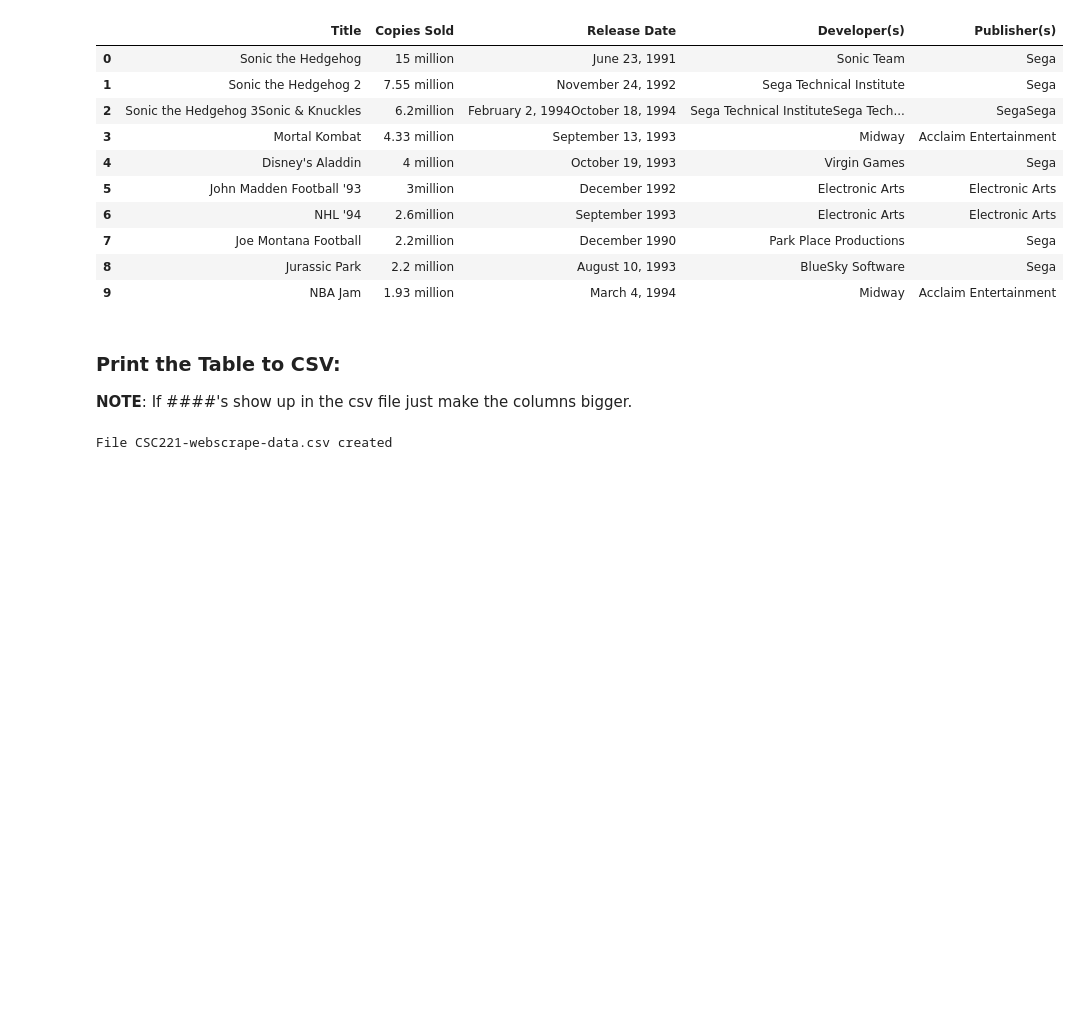
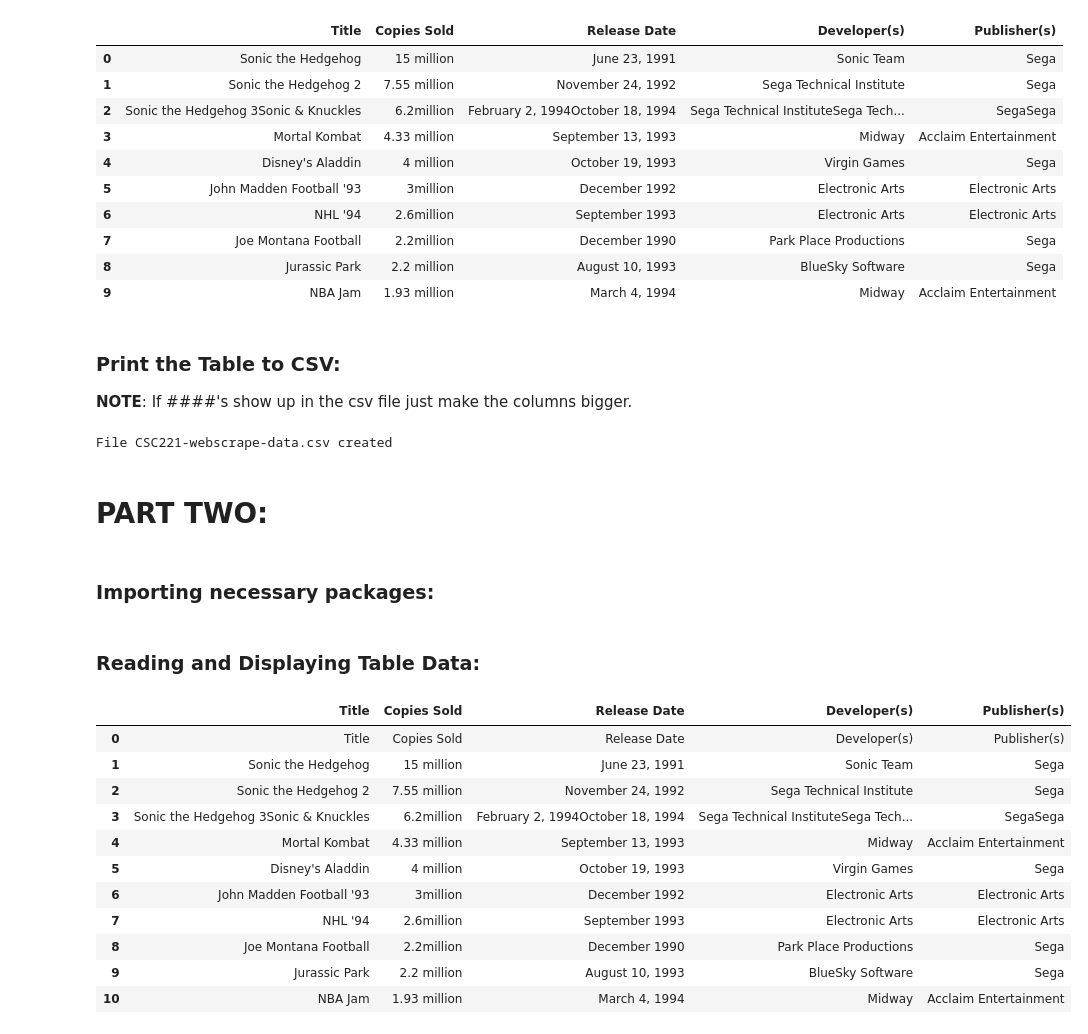
Before and after one commit to KHarris04/CSC221-KHarris04-GroupProject, a Jupyter notebook: CSC221-KHarris04-GroupProject.ipynb, the cells around one changed output. Cells and saved outputs as stored; diff of their text form; code cells hidden in the pictures; blank space fills up the shorter version.

```diff
--- a/CSC221-KHarris04-GroupProject.ipynb
+++ b/CSC221-KHarris04-GroupProject.ipynb
@@ -124,3 +124,7 @@ df.head(10).to_csv("CSC221-webscrape-data.csv", index=False)
 print("File CSC221-webscrape-data.csv created")
 # %% [output]
 File CSC221-webscrape-data.csv created
+# %% [markdown]
+# PART TWO:
+# %% [markdown]
+### Importing necessary packages:
@@ -126,0 +136,19 @@ File CSC221-webscrape-data.csv created
+# %% [markdown]
+### Reading and Displaying Table Data:
+# %%
+cols = ['Title', 'Copies Sold', 'Release Date', 'Developer(s)', 'Publisher(s)']
+DF_SEGAGAMES = pd.read_csv('CSC221-webscrape-data.csv', names=cols)
+DF_SEGAGAMES.head(11)
+# %% [output]
+|  | Title | Copies Sold | Release Date | Developer(s) | Publisher(s) |
+| 0 | Title | Copies Sold | Release Date | Developer(s) | Publisher(s) |
+| 1 | Sonic the Hedgehog | 15 million | June 23, 1991 | Sonic Team | Sega |
+| 2 | Sonic the Hedgehog 2 | 7.55 million | November 24, 1992 | Sega Technical Institute | Sega |
+| 3 | Sonic the Hedgehog 3Sonic & Knuckles | 6.2million | February 2, 1994October 18, 1994 | Sega Technical InstituteSega Tech... | SegaSega |
+| 4 | Mortal Kombat | 4.33 million | September 13, 1993 | Midway | Acclaim Entertainment |
+| 5 | Disney's Aladdin | 4 million | October 19, 1993 | Virgin Games | Sega |
+| 6 | John Madden Football '93 | 3million | December 1992 | Electronic Arts | Electronic Arts |
+| 7 | NHL '94 | 2.6million | September 1993 | Electronic Arts | Electronic Arts |
+| 8 | Joe Montana Football | 2.2million | December 1990 | Park Place Productions | Sega |
+| 9 | Jurassic Park | 2.2 million | August 10, 1993 | BlueSky Software | Sega |
+| 10 | NBA Jam | 1.93 million | March 4, 1994 | Midway | Acclaim Entertainment |
```
Also changed, not shown: parts of 7 cells of this notebook.
